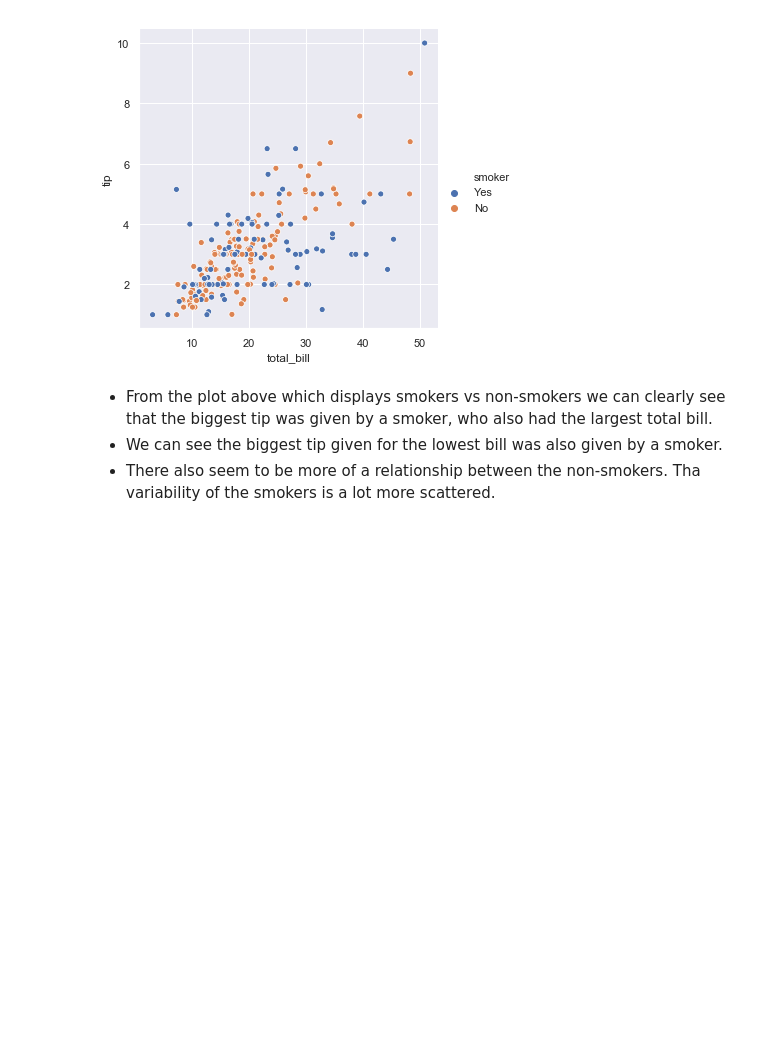
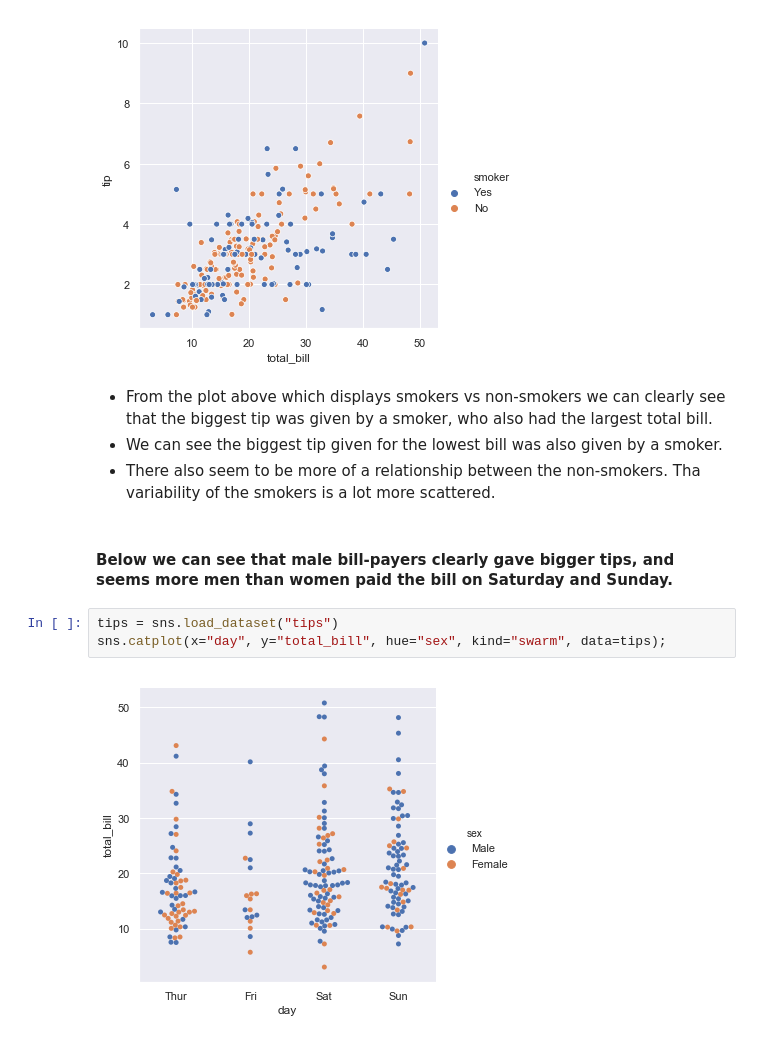
Before and after one commit to daithimarkham/Fund-Project-2019, a Jupyter notebook: The-Tips-Data-Set.ipynb, the cells around one changed output. Cells and saved outputs as stored; diff of their text form; blank space fills up the shorter version.

```diff
--- a/The-Tips-Data-Set.ipynb
+++ b/The-Tips-Data-Set.ipynb
@@ -121,3 +105,10 @@ sns.relplot(x="total_bill", y="tip", hue="smoker", data=tips);
 - From the plot above which displays smokers vs non-smokers we can clearly see that the biggest tip was given by a smoker, who also had the largest total bill.
 - We can see the biggest tip given for the lowest bill was also given by a smoker.
 - There also seem to be more of a relationship between the non-smokers. Tha variability of the smokers is a lot more scattered.
+# %% [markdown]
+#### Below we can see that male bill-payers clearly gave bigger tips, and seems  more men than women paid the bill on Saturday and Sunday.
+# %%
+tips = sns.load_dataset("tips")
+sns.catplot(x="day", y="total_bill", hue="sex", kind="swarm", data=tips);
+# %% [output]
+[figure, added]
```
Also changed, not shown: parts of 33 cells of this notebook.
